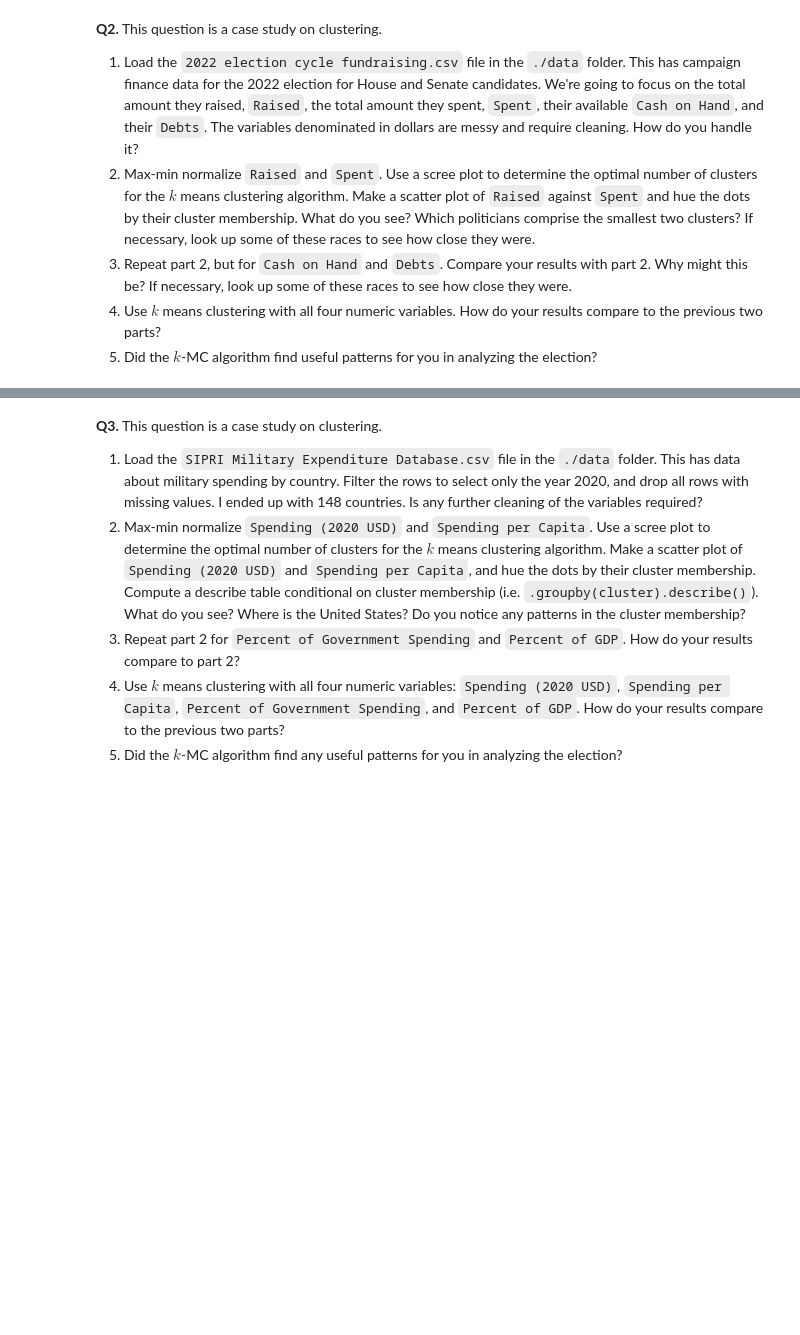
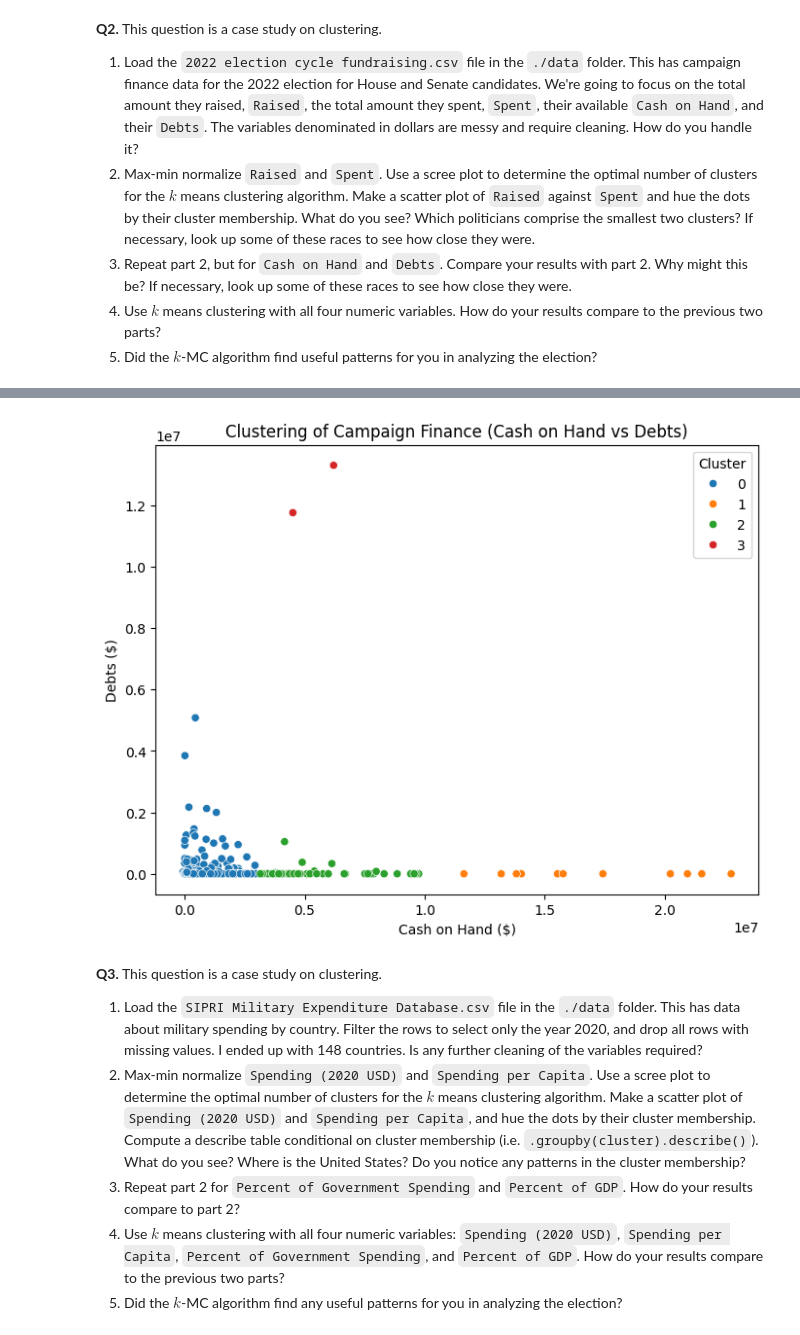
Before and after one commit to corinnefog/clustering, a Jupyter notebook: assignment/assignment_clustering.ipynb, the cells around one changed output, grey strips where cells are left out. Saved outputs shown, nothing was run; the diff lists cells and outputs as text; code cells hidden in the pictures; blank space fills up the shorter version.

```diff
--- a/assignment/assignment_clustering.ipynb
+++ b/assignment/assignment_clustering.ipynb
@@ -165,3 +216,17 @@ Name: Spent, Length: 537, dtype: float64
+# %%
+optimal_k_cash_debts = 4  # Choose based on scree plot
+kmeans = KMeans(n_clusters=optimal_k_cash_debts, random_state=42, n_init=10)
+data['Cluster_Cash_Debts'] = kmeans.fit_predict(data[['cash_norm', 'debts_norm']])
+
+plt.figure(figsize=(8, 6))
+sns.scatterplot(data=data, x='Cash on Hand', y='Debts', hue=data['Cluster_Cash_Debts'], palette='tab10')
+plt.xlabel('Cash on Hand ($)')
+plt.ylabel('Debts ($)')
+plt.title('Clustering of Campaign Finance (Cash on Hand vs Debts)')
+plt.legend(title="Cluster")
+plt.show()
+# %% [output]
+[figure, added]
 # %% [markdown]
 **Q3.** This question is a case study on clustering.
 
```
Also changed, not shown: parts of 5 cells of this notebook.
